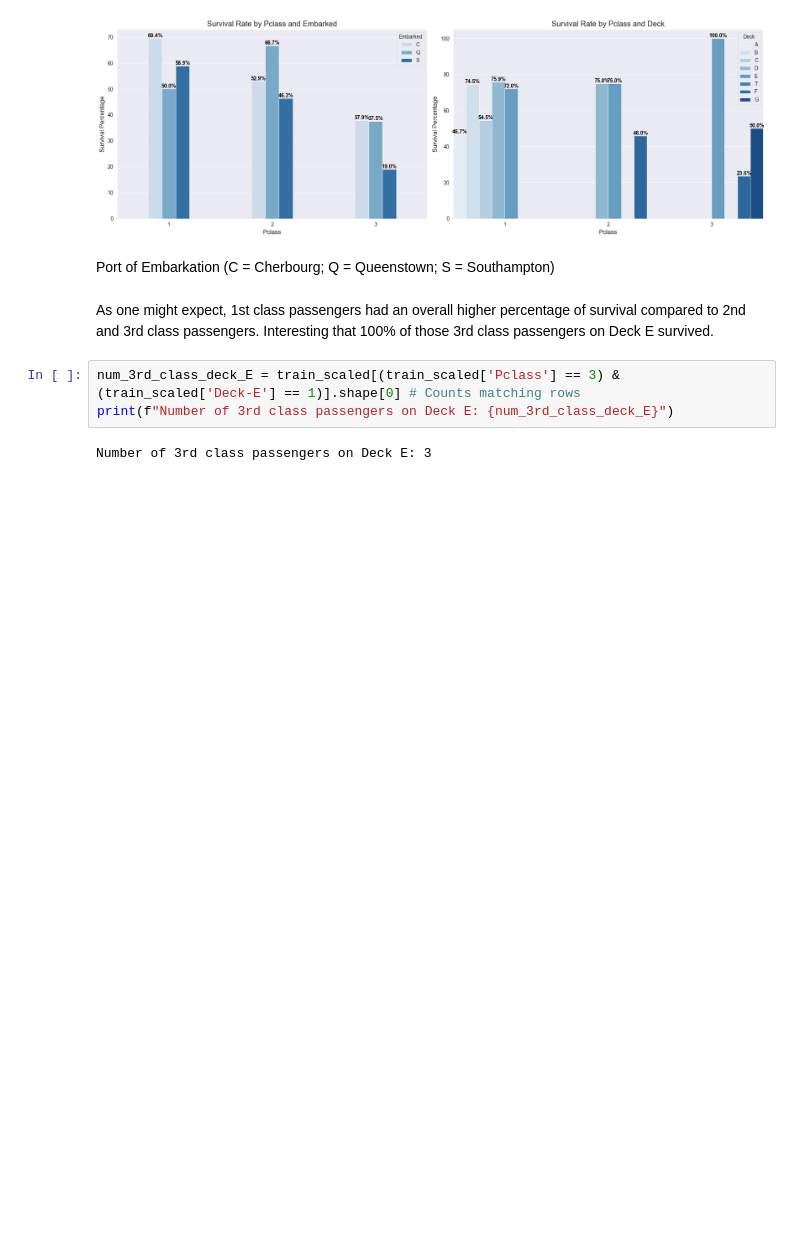
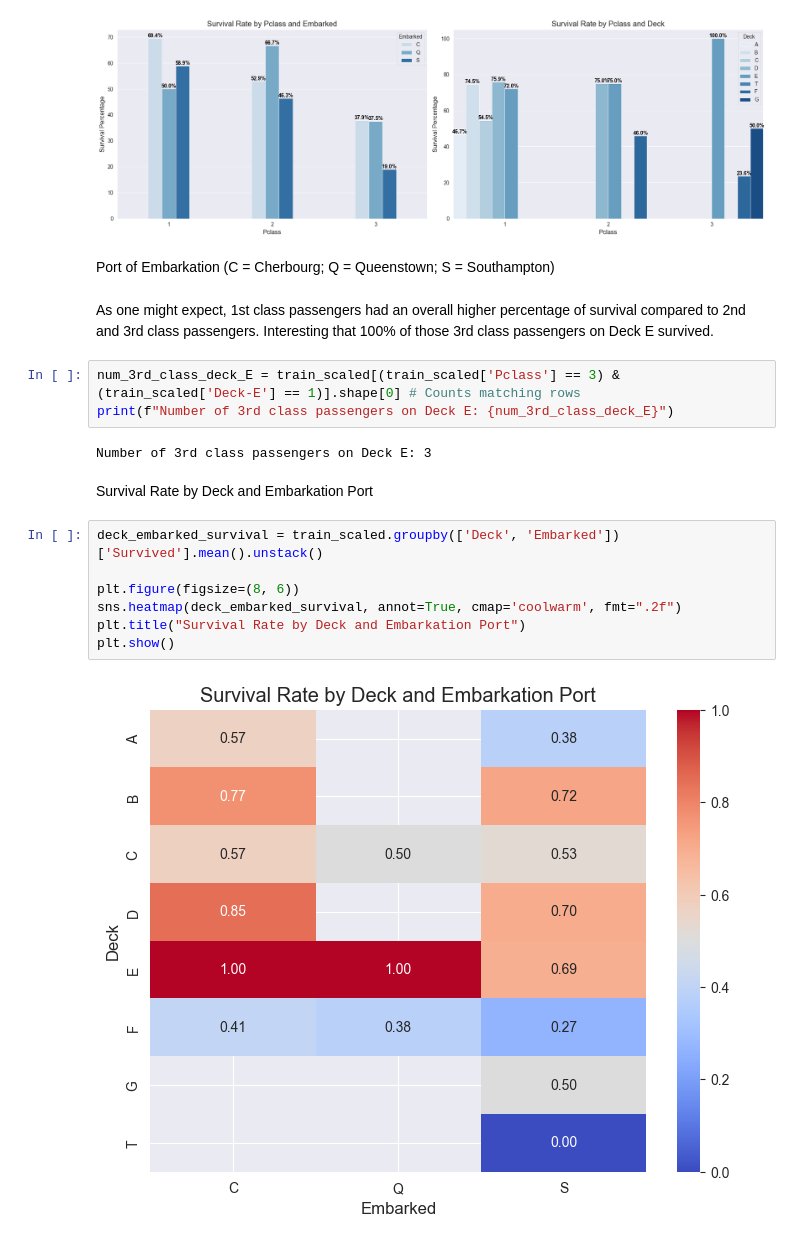
Before and after one commit to scottmr007/Titanic_EDA, a Jupyter notebook: Titanice_EDA.ipynb, the cells around one changed output. Drawn from its saved outputs; the diff is of its cells as text; blank space fills up the shorter version.

```diff
--- a/Titanice_EDA.ipynb
+++ b/Titanice_EDA.ipynb
@@ -581,3 +574,14 @@ num_3rd_class_deck_E = train_scaled[(train_scaled['Pclass'] == 3) & (train_scale
 print(f"Number of 3rd class passengers on Deck E: {num_3rd_class_deck_E}")
 # %% [output]
 Number of 3rd class passengers on Deck E: 3
+# %% [markdown]
+Survival Rate by Deck and Embarkation Port
+# %%
+deck_embarked_survival = train_scaled.groupby(['Deck', 'Embarked'])['Survived'].mean().unstack()
+
+plt.figure(figsize=(8, 6))
+sns.heatmap(deck_embarked_survival, annot=True, cmap='coolwarm', fmt=".2f")
+plt.title("Survival Rate by Deck and Embarkation Port")
+plt.show()
+# %% [output]
+[figure, added]
```
Also changed, not shown: parts of 18 cells of this notebook.
